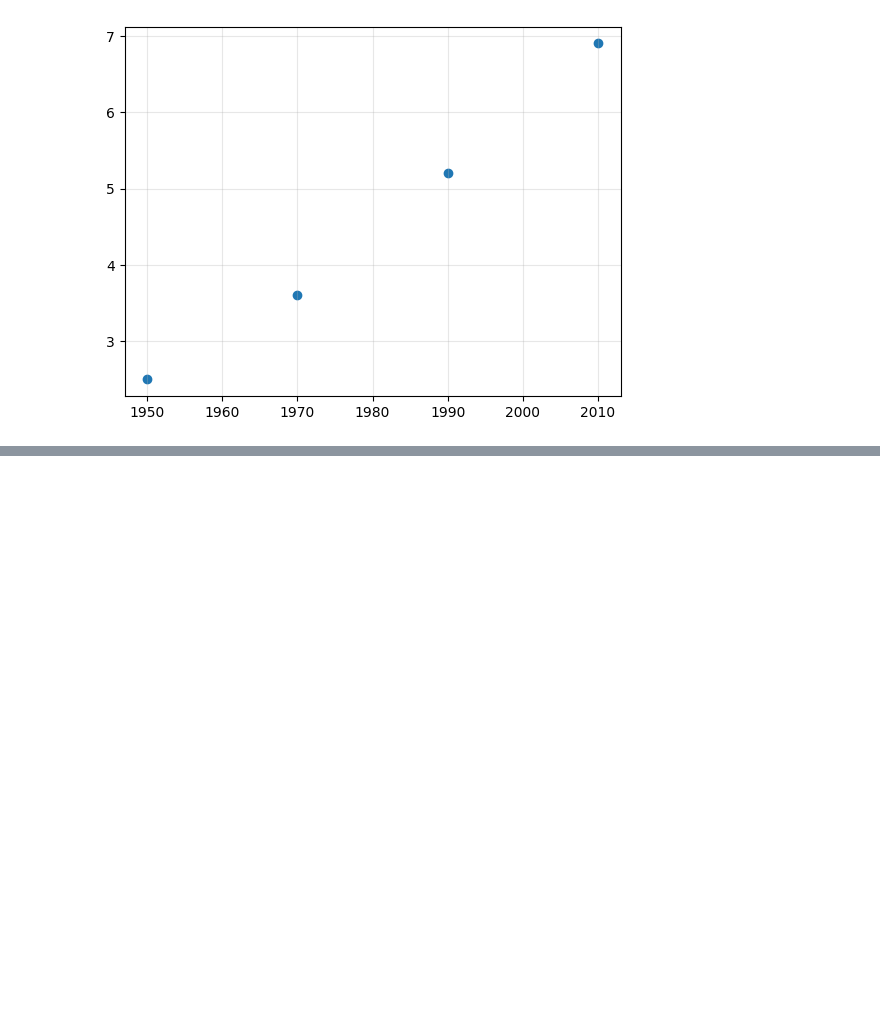
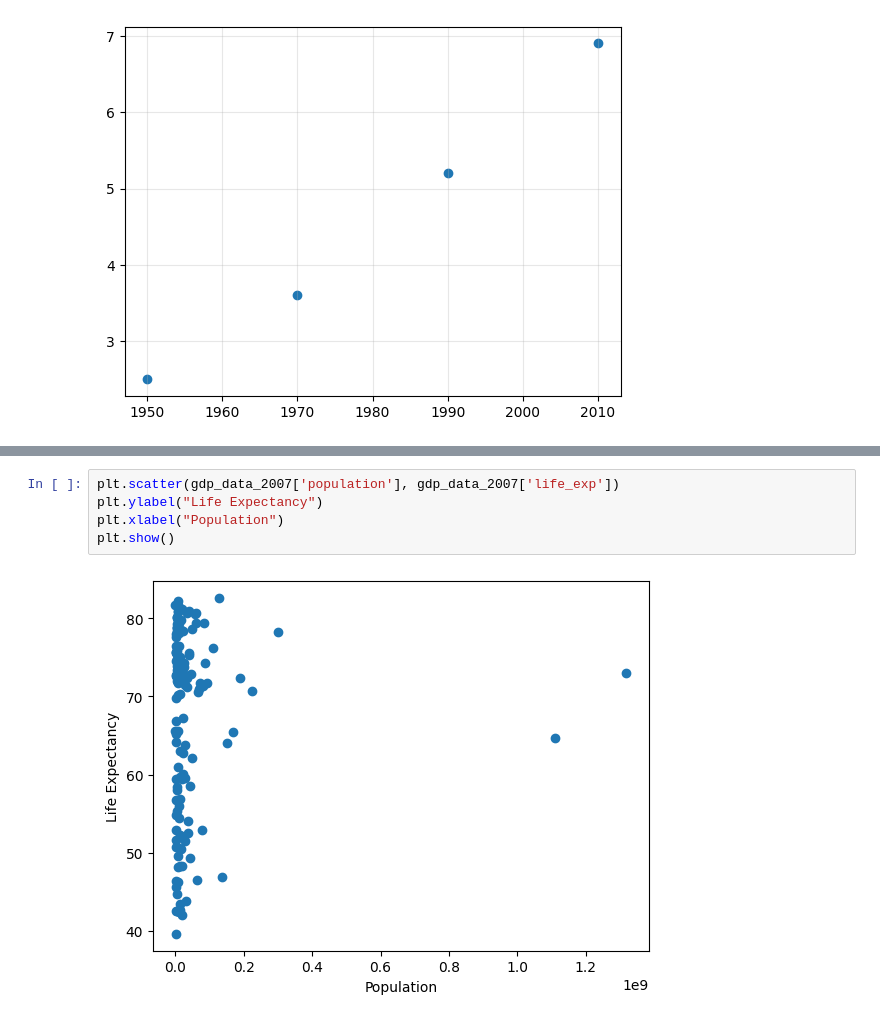
Before and after one commit to GustavMartinez/Python_practice, a Jupyter notebook: 09_libraries/matplotlib/basic_plot.ipynb, the cells around one changed output, grey strips where cells are left out. Cells and saved outputs as stored; diff of their text form; blank space fills up the shorter version.

```diff
--- a/09_libraries/matplotlib/basic_plot.ipynb
+++ b/09_libraries/matplotlib/basic_plot.ipynb
@@ -24,0 +50,7 @@ plt.show()
+# %%
+plt.scatter(gdp_data_2007['population'], gdp_data_2007['life_exp'])
+plt.ylabel("Life Expectancy")
+plt.xlabel("Population")
+plt.show()
+# %% [output]
+[figure, added]
```
Also changed, not shown: parts of 4 cells of this notebook, 4 other files.
